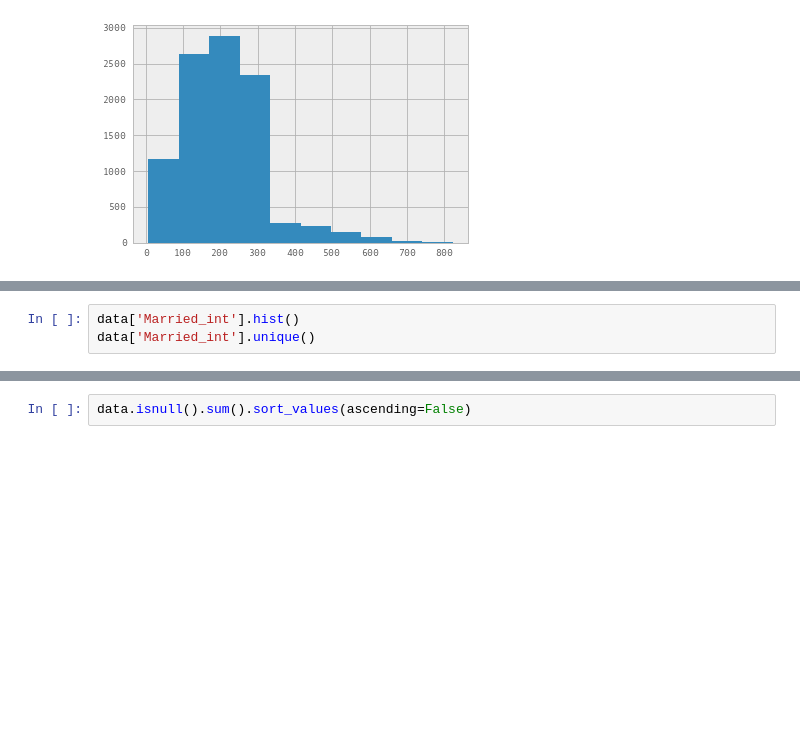
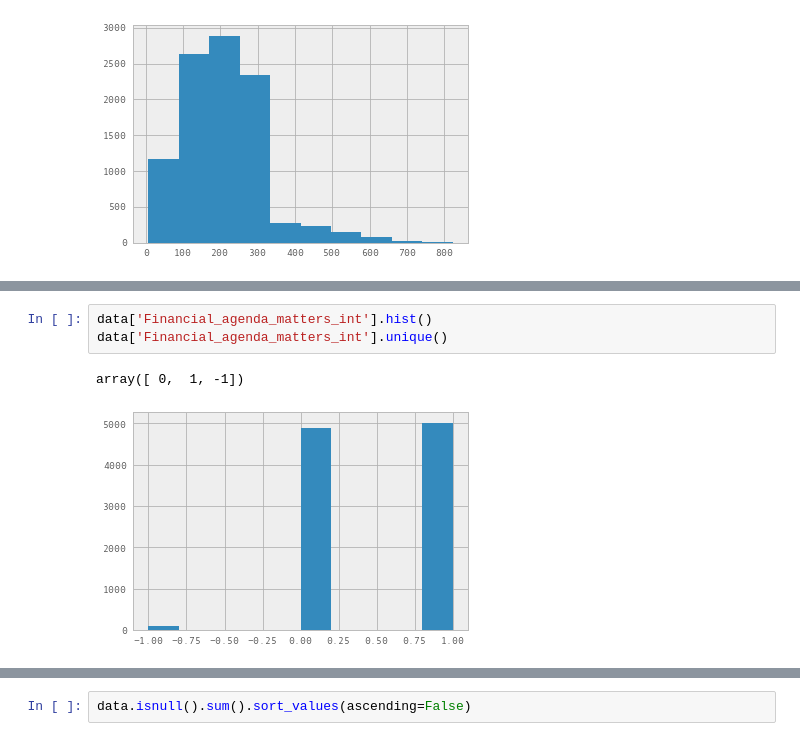
Before and after one commit to odedgolden/Machine-Learning, a Jupyter notebook: ML_ex2/ML_ex2.ipynb, the cells around one changed output, grey strips where cells are left out. Saved outputs shown, nothing was run; the diff lists cells and outputs as text; blank space fills up the shorter version.

```diff
--- a/ML_ex2/ML_ex2.ipynb
+++ b/ML_ex2/ML_ex2.ipynb
@@ -293,4 +548,7 @@ data['Married_int'].unique()
 # %%
-data['Married_int'].hist()
-data['Married_int'].unique()
+data['Financial_agenda_matters_int'].hist()
+data['Financial_agenda_matters_int'].unique()
+# %% [output]
+array([ 0,  1, -1])
+[figure, added]
 # %%
```
Also changed, not shown: parts of 42 cells of this notebook.
